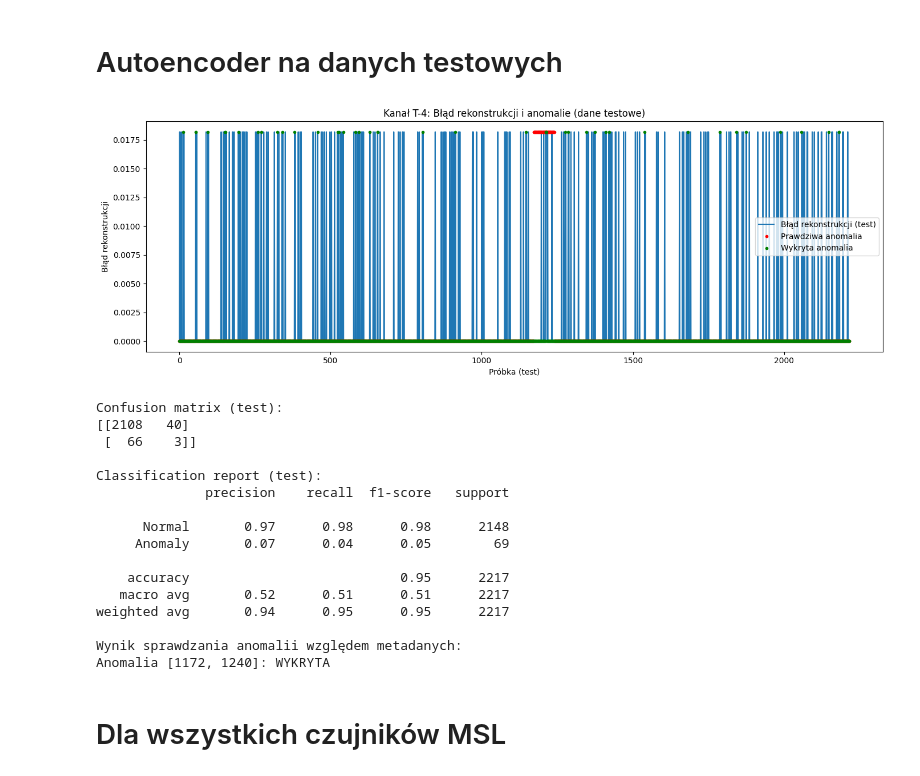
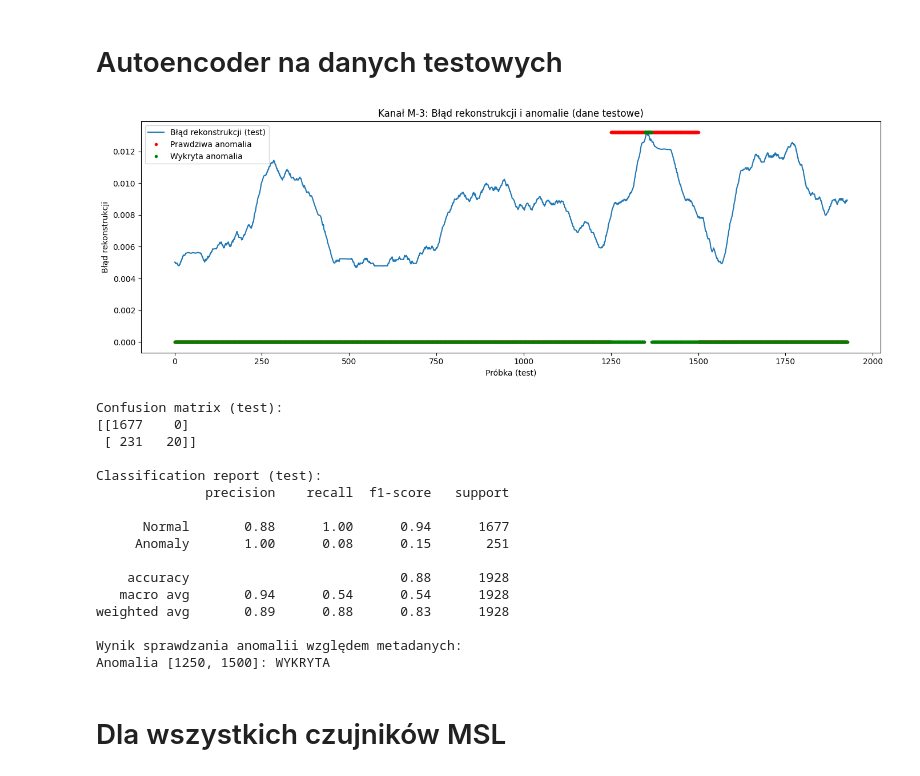
Before and after one commit to KTatar430/Praca-Magisterska, a Jupyter notebook: MSL.ipynb, the cells around one changed output. Cells and saved outputs as stored; diff of their text form; code cells hidden in the pictures.

```diff
--- a/MSL.ipynb
+++ b/MSL.ipynb
@@ -81,15 +86,23 @@ class UniversalAE(nn.Module):
 # %%
 from sklearn.preprocessing import MinMaxScaler
 
+def create_window(data, window_size):
+    return np.array([data[i:i+window_size].flatten() for i in range(len(data) - window_size + 1)])
+
+window_size = 200  # długość okna czasowego
+
 # Wybór czujnika
-sensor_name = msl_channels[5]
+sensor_name = msl_channels[8]
 print(f"Wybrano czujnik: {sensor_name}")
 
 sensor_train_data = msl_train_data[sensor_name]
-input_dim = sensor_train_data.shape[1]
+input_dim = sensor_train_data.shape[1] * window_size
 
 scaler = MinMaxScaler()
 arr_norm = scaler.fit_transform(sensor_train_data)
 
-model = UniversalAE(input_dim).to(device)
+# Tworzenie okien czasowych dla danych treningowych
+arr_norm_windows = create_window(arr_norm, window_size)
+
+model = AE(input_dim).to(device)
 # %% [output]
@@ -99,14 +112,14 @@ Wybrano czujnik: T-4
 # %%
 from torch.utils.data import DataLoader, TensorDataset
 
-epochs = 400
+epochs = 150
 batch_size = 64
 
-X_train = torch.tensor(arr_norm, dtype=torch.float32).to(device)
+X_train = torch.tensor(arr_norm_windows, dtype=torch.float32).to(device)
 train_dataset = TensorDataset(X_train)
 train_loader = DataLoader(train_dataset, batch_size, shuffle=True)
 
-model = UniversalAE(input_dim).to(device)
+model = AE(input_dim).to(device)
 optimizer = optim.Adam(model.parameters(), lr=1e-3)
 criterion = nn.MSELoss()
 
@@ -145,16 +158,19 @@ Epoch 374/400, Loss: 0.00136
 # Normalizacja oraz wczytanie danych testowych
 sensor_test_data = msl_test_data[sensor_name]
 arr_test_norm = scaler.transform(sensor_test_data)
-X_test = torch.tensor(arr_test_norm, dtype=torch.float32).to(device)
+def create_windows(data, window_size):
+    return np.array([data[i:i+window_size].flatten() for i in range(len(data) - window_size + 1)])
+arr_test_norm_windows = create_windows(arr_test_norm, window_size)
+X_test = torch.tensor(arr_test_norm_windows, dtype=torch.float32).to(device)
 
 # Rekonstrukcja i obliczenie błędu rekonstrukcji na danych testowych
 model.eval()
 with torch.no_grad():
     recon = model(X_test).cpu().numpy()
-recon_error = np.mean((arr_test_norm - recon) ** 2, axis=1)
+recon_error = np.mean((arr_test_norm_windows - recon) ** 2, axis=1)
 
 # Wykrywanie anomalii na danych testowych
-threshold = np.percentile(recon_error, 98)
+threshold = np.percentile(recon_error, 99)
 predicted_anomaly = (recon_error > threshold).astype(int)
 
 # Prawdziwe anomalie z labeled_anomalies.csv dla testowych indeksów
@@ -178,50 +194,50 @@ plt.plot(true_anomaly * np.max(recon_error), 'r.', label="Prawdziwa anomalia")
 plt.plot(predicted_anomaly * np.max(recon_error), 'g.', label="Wykryta anomalia")
 plt.title(f"Kanał {sensor_name}: Błąd rekonstrukcji i anomalie (dane testowe)")
 plt.xlabel("Próbka (test)")
 plt.ylabel("Błąd rekonstrukcji")
 plt.legend()
 plt.tight_layout()
 plt.show()
 
 print("Confusion matrix (test):")
 print(confusion_matrix(true_anomaly, predicted_anomaly))
 print("\nClassification report (test):")
 print(classification_report(true_anomaly, predicted_anomaly, target_names=["Normal", "Anomaly"]))
 
 # Sprawdzenie czy wykryto PRZYNAJMNIEJ JEDNĄ próbkę z każdej zdefiniowanej anomalii
 detected_ranges = []
 remaining_sequences = anomaly_sequences.copy()
 
 for seq in anomaly_sequences:
     start, end = seq
     if np.any(predicted_anomaly[start:min(end+1, len(predicted_anomaly))] == 1):
         detected_ranges.append(seq)
 
 # Wypisanie wyników
 print("Wynik sprawdzania anomalii względem metadanych:")
 for seq in anomaly_sequences:
     if seq in detected_ranges:
         print(f"Anomalia {seq}: WYKRYTA")
     else:
         print(f"Anomalia {seq}: NIEWYKRYTA")
 # %% [output]
-[figure, old version]
+[figure, new version]
 Confusion matrix (test):
-[[2108   40]
- [  66    3]]
+[[1677    0]
+ [ 231   20]]
 
 Classification report (test):
               precision    recall  f1-score   support
 
-      Normal       0.97      0.98      0.98      2148
-     Anomaly       0.07      0.04      0.05        69
+      Normal       0.88      1.00      0.94      1677
+     Anomaly       1.00      0.08      0.15       251
 
-    accuracy                           0.95      2217
-   macro avg       0.52      0.51      0.51      2217
-weighted avg       0.94      0.95      0.95      2217
+    accuracy                           0.88      1928
+   macro avg       0.94      0.54      0.54      1928
+weighted avg       0.89      0.88      0.83      1928
 
 Wynik sprawdzania anomalii względem metadanych:
-Anomalia [1172, 1240]: WYKRYTA
+Anomalia [1250, 1500]: WYKRYTA
 # %% [markdown]
 # Dla wszystkich czujników MSL
 # %%
```
Also changed, not shown: parts of 4 cells of this notebook.
